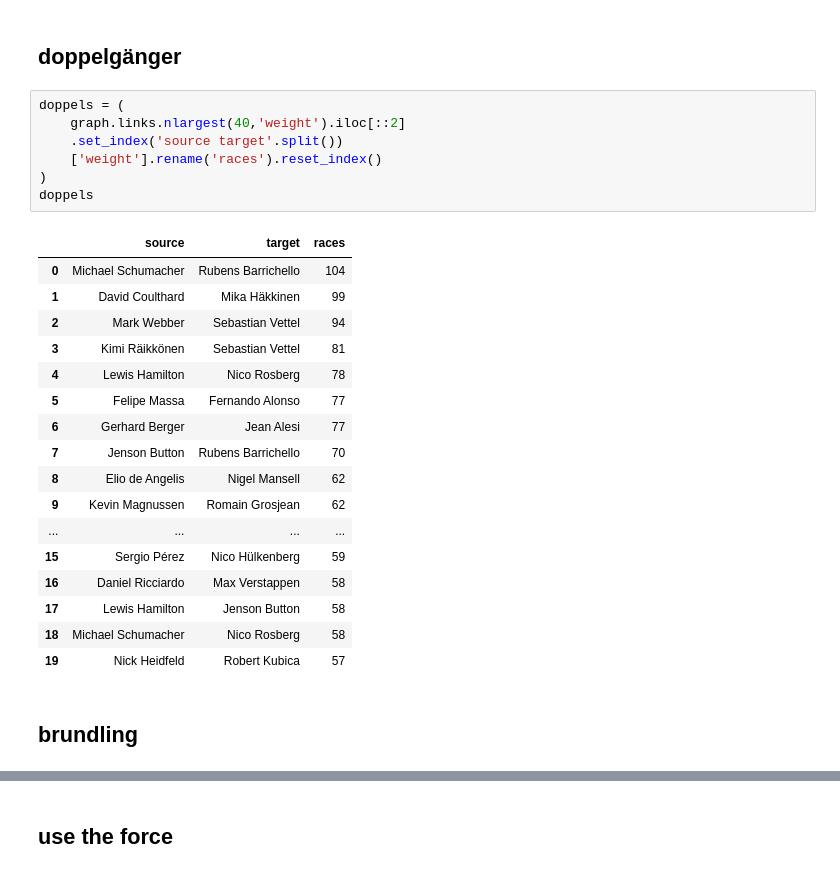
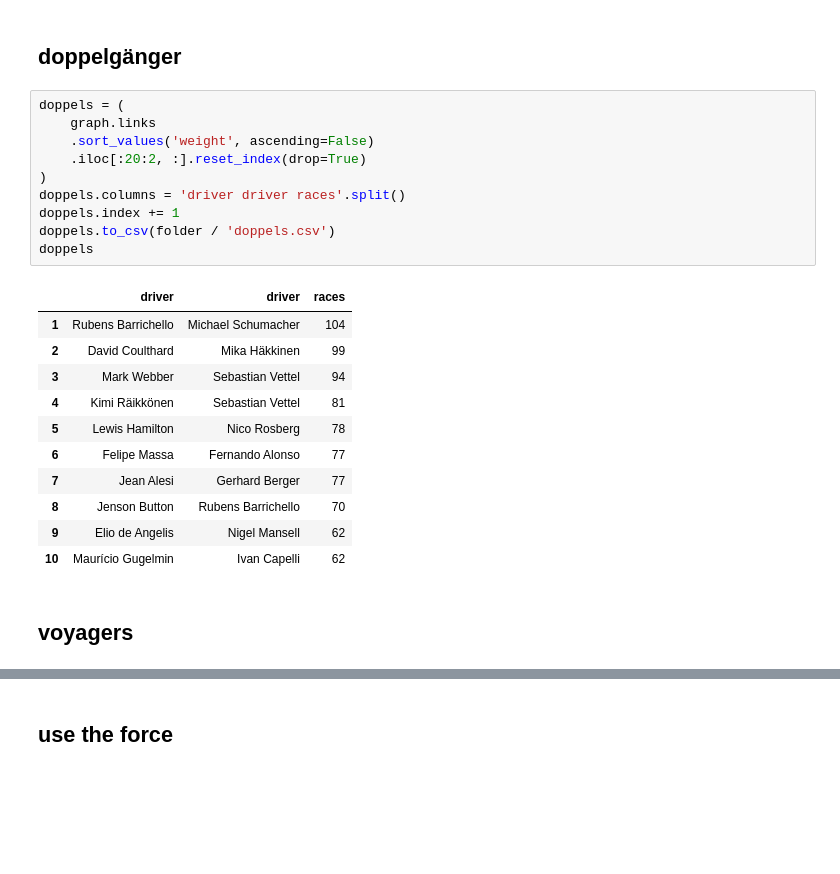
Before and after one commit to samkennerly/kingofsnake, a Jupyter notebook: books/viz/graph.ipynb, the cells around one changed output, grey strips where cells are left out. Saved outputs shown, nothing was run; the diff lists cells and outputs as text; blank space fills up the shorter version.

```diff
--- a/books/viz/graph.ipynb
+++ b/books/viz/graph.ipynb
@@ -69,29 +105,26 @@ Graph with 9988 links
 # %% [markdown]
 ## doppelgänger
-# %%
-doppels = (
-    graph.links.nlargest(40,'weight').iloc[::2]
-    .set_index('source target'.split())
-    ['weight'].rename('races').reset_index()
-)
-doppels
-# %% [output]
-|  | source | target | races |
-| 0 | Michael Schumacher | Rubens Barrichello | 104 |
-| 1 | David Coulthard | Mika Häkkinen | 99 |
-| 2 | Mark Webber | Sebastian Vettel | 94 |
-| 3 | Kimi Räikkönen | Sebastian Vettel | 81 |
-| 4 | Lewis Hamilton | Nico Rosberg | 78 |
-| 5 | Felipe Massa | Fernando Alonso | 77 |
-| 6 | Gerhard Berger | Jean Alesi | 77 |
-| 7 | Jenson Button | Rubens Barrichello | 70 |
-| 8 | Elio de Angelis | Nigel Mansell | 62 |
-| 9 | Kevin Magnussen | Romain Grosjean | 62 |
-| ... | ... | ... | ... |
-| 15 | Sergio Pérez | Nico Hülkenberg | 59 |
-| 16 | Daniel Ricciardo | Max Verstappen | 58 |
-| 17 | Lewis Hamilton | Jenson Button | 58 |
-| 18 | Michael Schumacher | Nico Rosberg | 58 |
-| 19 | Nick Heidfeld | Robert Kubica | 57 |
+# %%
+doppels = (
+    graph.links
+    .sort_values('weight', ascending=False)
+    .iloc[:20:2, :].reset_index(drop=True)
+)
+doppels.columns = 'driver driver races'.split()
+doppels.index += 1
+doppels.to_csv(folder / 'doppels.csv')
+doppels
+# %% [output]
+|  | driver | driver | races |
+| 1 | Rubens Barrichello | Michael Schumacher | 104 |
+| 2 | David Coulthard | Mika Häkkinen | 99 |
+| 3 | Mark Webber | Sebastian Vettel | 94 |
+| 4 | Kimi Räikkönen | Sebastian Vettel | 81 |
+| 5 | Lewis Hamilton | Nico Rosberg | 78 |
+| 6 | Felipe Massa | Fernando Alonso | 77 |
+| 7 | Jean Alesi | Gerhard Berger | 77 |
+| 8 | Jenson Button | Rubens Barrichello | 70 |
+| 9 | Elio de Angelis | Nigel Mansell | 62 |
+| 10 | Maurício Gugelmin | Ivan Capelli | 62 |
 # %% [markdown]
-## brundling
+## voyagers
```
Also changed, not shown: parts of 14 cells of this notebook, 1 other file.
